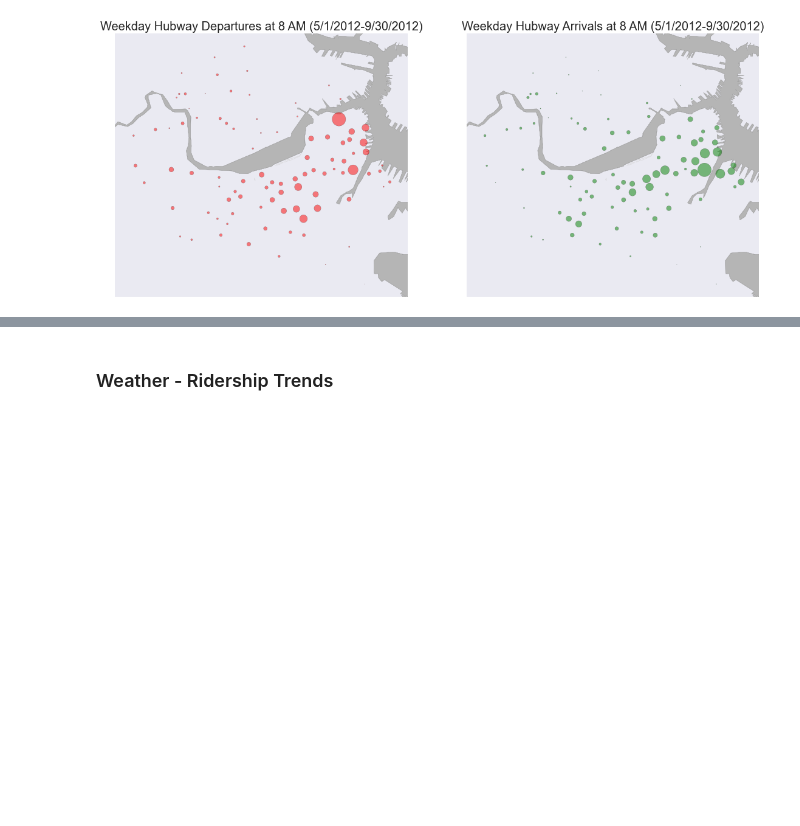
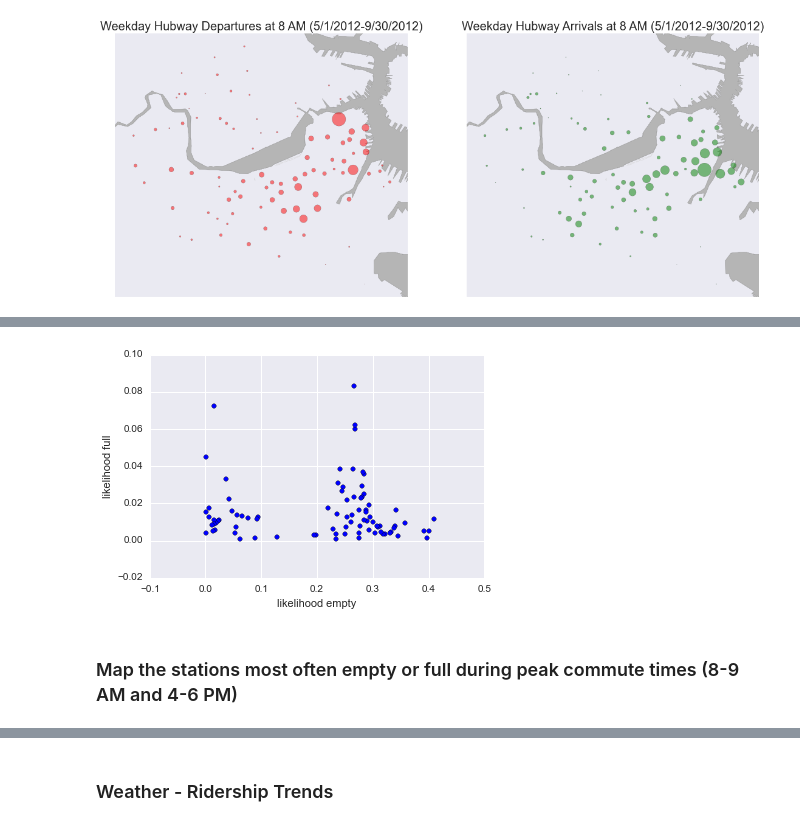
Before and after one commit to CS109Hubway/classp, a Jupyter notebook: Test_Hubway.ipynb, the cells around one changed output, grey strips where cells are left out. Drawn from its saved outputs; the diff is of its cells as text; code cells hidden in the pictures; blank space fills up the shorter version.

```diff
--- a/Test_Hubway.ipynb
+++ b/Test_Hubway.ipynb
@@ -248,0 +396,14 @@ stationmap(weekdaystations, 8)
+# %%
+xyz=PeakEmptyFreq[PeakEmptyFreq['stationid'].isin(PeakFullFreq.stationid)]
+xyz=xyz[['stationid','EmptyFullFreq']]
+zyx=PeakFullFreq[['stationid','EmptyFullFreq']]
+abc=pd.merge(xyz,zyx,on='stationid')
+abc.columns=['station','Empty','Full']
+plt.scatter(abc.Empty,abc.Full)
+plt.xlabel('likelihood empty')
+plt.ylabel('likelihood full')
+plt.show()
+# %% [output]
+[figure, added]
+# %% [markdown]
+### Map the stations most often empty or full during peak commute times (8-9 AM and 4-6 PM)
```
Also changed, not shown: parts of 34 cells of this notebook, 1 other file.
